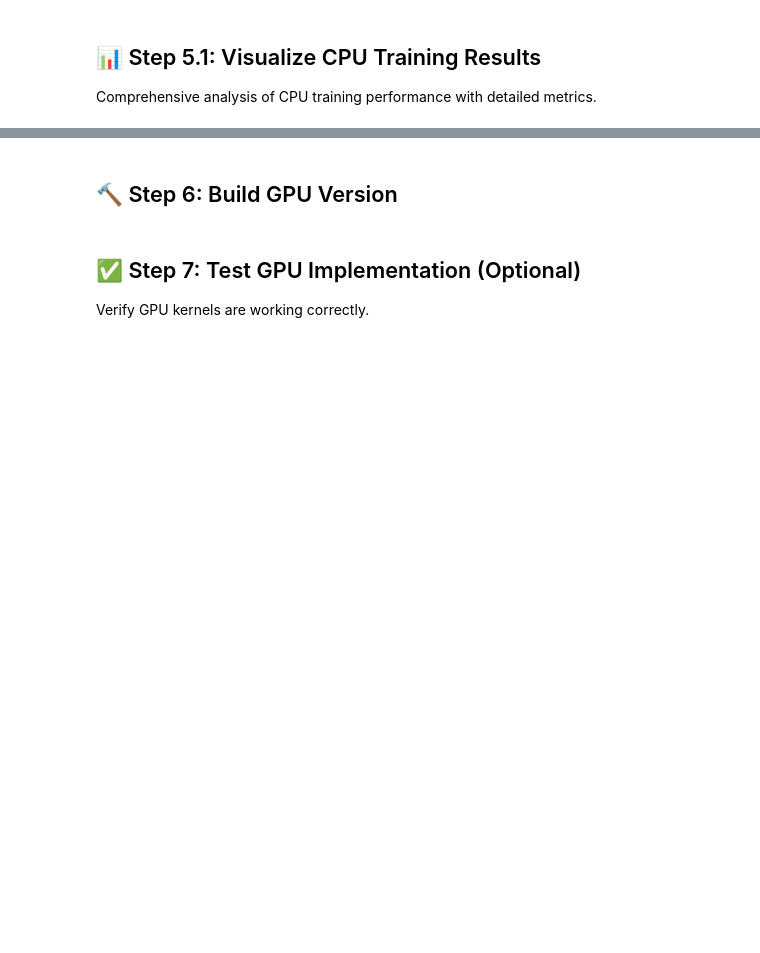
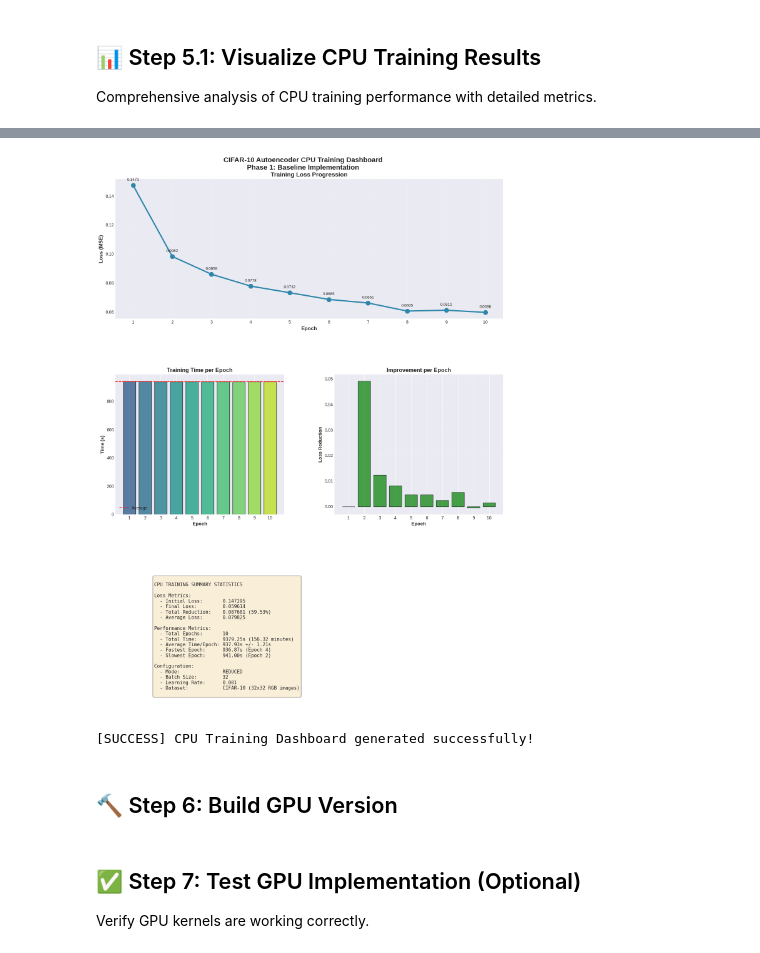
Before and after one commit to NTHung2034/PP-Final_Project, a Jupyter notebook: notebooks/colab_training_pipeline.ipynb, the cells around one changed output, grey strips where cells are left out. Cells and saved outputs as stored; diff of their text form; code cells hidden in the pictures; blank space fills up the shorter version.

Commit message:
add CPU train results

```diff
--- a/notebooks/colab_training_pipeline.ipynb
+++ b/notebooks/colab_training_pipeline.ipynb
@@ -338,8 +396,8 @@ else:
 # %%
 if len(epochs) > 0 and len(losses) > 0 and len(times) > 0:
     # Create comprehensive dashboard with subplots
-    fig = plt.figure(figsize=(16, 10))
-    gs = fig.add_gridspec(3, 2, hspace=0.3, wspace=0.3)
+    fig = plt.figure(figsize=(16, 20))
+    gs = fig.add_gridspec(3, 2, hspace=0.4, wspace=0.3)
 
     # 1. Loss curve (top, full width)
     ax1 = fig.add_subplot(gs[0, :])
@@ -371,52 +429,55 @@ if len(epochs) > 0 and len(losses) > 0 and len(times) > 0:
         loss_reductions = [0] + [losses[i-1] - losses[i] for i in range(1, len(losses))]
         ax3.bar(epochs, loss_reductions, color='green', alpha=0.7, edgecolor='black')
         ax3.set_xlabel('Epoch', fontsize=11, fontweight='bold')
         ax3.set_ylabel('Loss Reduction', fontsize=11, fontweight='bold')
         ax3.set_title('Improvement per Epoch', fontsize=13, fontweight='bold')
         ax3.grid(True, alpha=0.3, axis='y')
         ax3.set_xticks(epochs)
 
     # 4. Summary statistics (bottom, full width)
     ax4 = fig.add_subplot(gs[2, :])
     ax4.axis('off')
 
     stats_text = f"""
-📊 CPU TRAINING SUMMARY STATISTICS
+CPU TRAINING SUMMARY STATISTICS
 
 Loss Metrics:
-  • Initial Loss:       {losses[0]:.6f}
-  • Final Loss:         {losses[-1]:.6f}
-  • Total Reduction:    {losses[0] - losses[-1]:.6f} ({(losses[0] - losses[-1]) / losses[0] * 100:.2f}%)
-  • Average Loss:       {np.mean(losses):.6f}
+  - Initial Loss:       {losses[0]:.6f}
+  - Final Loss:         {losses[-1]:.6f}
+  - Total Reduction:    {losses[0] - losses[-1]:.6f} ({(losses[0] - losses[-1]) / losses[0] * 100:.2f}%)
+  - Average Loss:       {np.mean(losses):.6f}
 
 Performance Metrics:
-  • Total Epochs:       {len(epochs)}
-  • Total Time:         {sum(times):.2f}s ({sum(times)/60:.2f} minutes)
-  • Average Time/Epoch: {np.mean(times):.2f}s ± {np.std(times):.2f}s
-  • Fastest Epoch:      {min(times):.2f}s (Epoch {epochs[times.index(min(times))]})
-  • Slowest Epoch:      {max(times):.2f}s (Epoch {epochs[times.index(max(times))]})
+  - Total Epochs:       {len(epochs)}
+  - Total Time:         {sum(times):.2f}s ({sum(times)/60:.2f} minutes)
+  - Average Time/Epoch: {np.mean(times):.2f}s +/- {np.std(times):.2f}s
+  - Fastest Epoch:      {min(times):.2f}s (Epoch {epochs[times.index(min(times))]})
+  - Slowest Epoch:      {max(times):.2f}s (Epoch {epochs[times.index(max(times))]})
 
 Configuration:
-  • Mode:               {mode if mode else 'N/A'}
-  • Batch Size:         {batch_size if batch_size else 'N/A'}
-  • Learning Rate:      {learning_rate if learning_rate else 'N/A'}
-  • Dataset:            CIFAR-10 (32×32 RGB images)
+  - Mode:               {mode if mode else 'N/A'}
+  - Batch Size:         {batch_size if batch_size else 'N/A'}
+  - Learning Rate:      {learning_rate if learning_rate else 'N/A'}
+  - Dataset:            CIFAR-10 (32x32 RGB images)
 """
 
-    ax4.text(0.1, 0.9, stats_text, transform=ax4.transAxes,
+    ax4.text(0.1, 0.95, stats_text, transform=ax4.transAxes,
              fontsize=11, verticalalignment='top', family='monospace',
              bbox=dict(boxstyle='round', facecolor='wheat', alpha=0.5))
 
     # Main title
     fig.suptitle('CIFAR-10 Autoencoder CPU Training Dashboard\nPhase 1: Baseline Implementation',
-                 fontsize=16, fontweight='bold', y=0.98)
+                 fontsize=16, fontweight='bold', y=0.995)
 
-    plt.tight_layout()
+    plt.subplots_adjust(top=0.96)
     plt.show()
 
-    print("\n✅ CPU Training Dashboard generated successfully!")
+    print("\n[SUCCESS] CPU Training Dashboard generated successfully!")
 else:
-    print("⚠️  Insufficient data for dashboard generation")
+    print("[WARNING] Insufficient data for dashboard generation")
+# %% [output]
+[figure, added]
+[SUCCESS] CPU Training Dashboard generated successfully!
 # %% [markdown]
 ## 🔨 Step 6: Build GPU Version
 # %%
```
Also changed, not shown: parts of 9 cells of this notebook, 14 other files.
